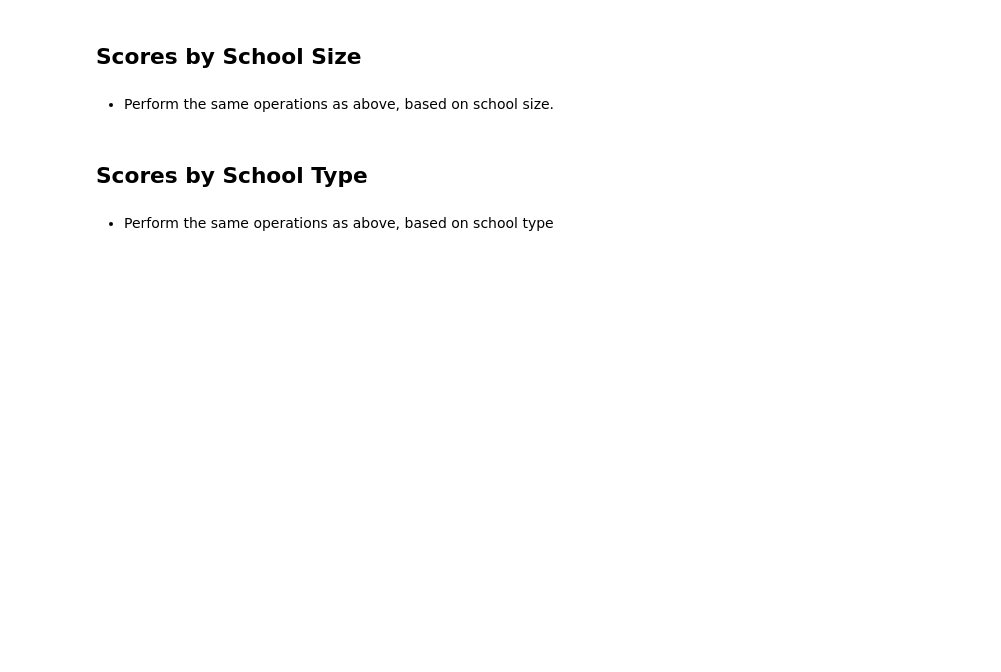
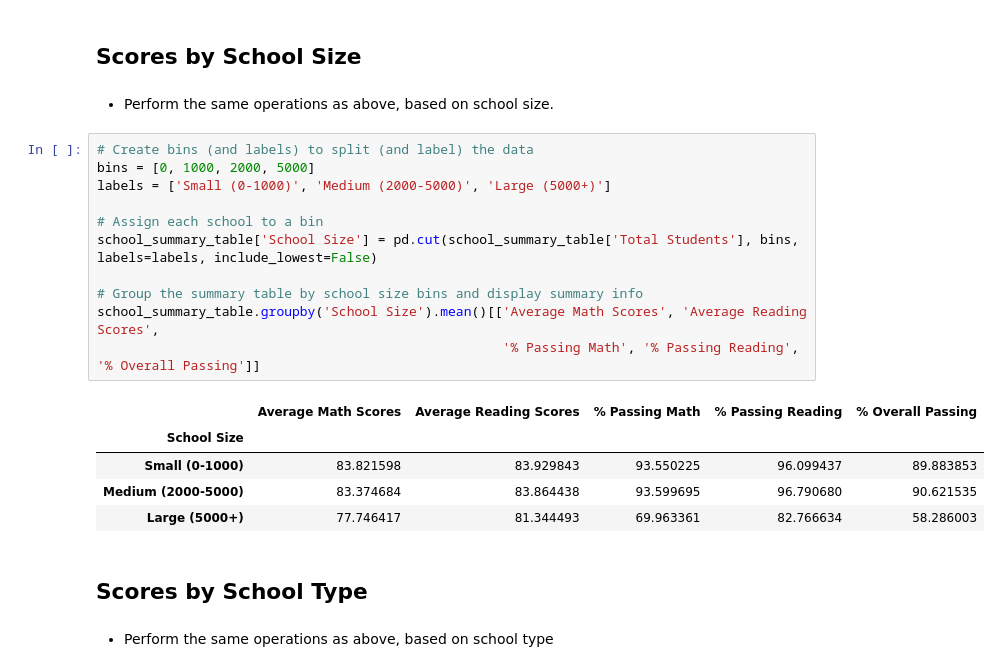
Before and after one commit to mgodfrey48/pandas-challenge, a Jupyter notebook: PyCitySchools/PyCitySchools_starter.ipynb, the cells around one changed output. Drawn from its saved outputs; the diff is of its cells as text; blank space fills up the shorter version.

```diff
--- a/PyCitySchools/PyCitySchools_starter.ipynb
+++ b/PyCitySchools/PyCitySchools_starter.ipynb
@@ -319,6 +329,23 @@ reading_scores_by_grade
 ## Scores by School Size
 # %% [markdown]
 * Perform the same operations as above, based on school size.
+# %%
+# Create bins (and labels) to split (and label) the data
+bins = [0, 1000, 2000, 5000]
+labels = ['Small (0-1000)', 'Medium (2000-5000)', 'Large (5000+)']
+
+# Assign each school to a bin
+school_summary_table['School Size'] = pd.cut(school_summary_table['Total Students'], bins, labels=labels, include_lowest=False)
+
+# Group the summary table by school size bins and display summary info
+school_summary_table.groupby('School Size').mean()[['Average Math Scores', 'Average Reading Scores',
+                                                    '% Passing Math', '% Passing Reading', '% Overall Passing']]
+# %% [output]
+|  | Average Math Scores | Average Reading Scores | % Passing Math | % Passing Reading | % Overall Passing |
+| School Size |  |  |  |  |  |
+| Small (0-1000) | 83.821598 | 83.929843 | 93.550225 | 96.099437 | 89.883853 |
+| Medium (2000-5000) | 83.374684 | 83.864438 | 93.599695 | 96.790680 | 90.621535 |
+| Large (5000+) | 77.746417 | 81.344493 | 69.963361 | 82.766634 | 58.286003 |
 # %% [markdown]
 ## Scores by School Type
 # %% [markdown]
```
Also changed, not shown: parts of 4 cells of this notebook, 1 other file.
